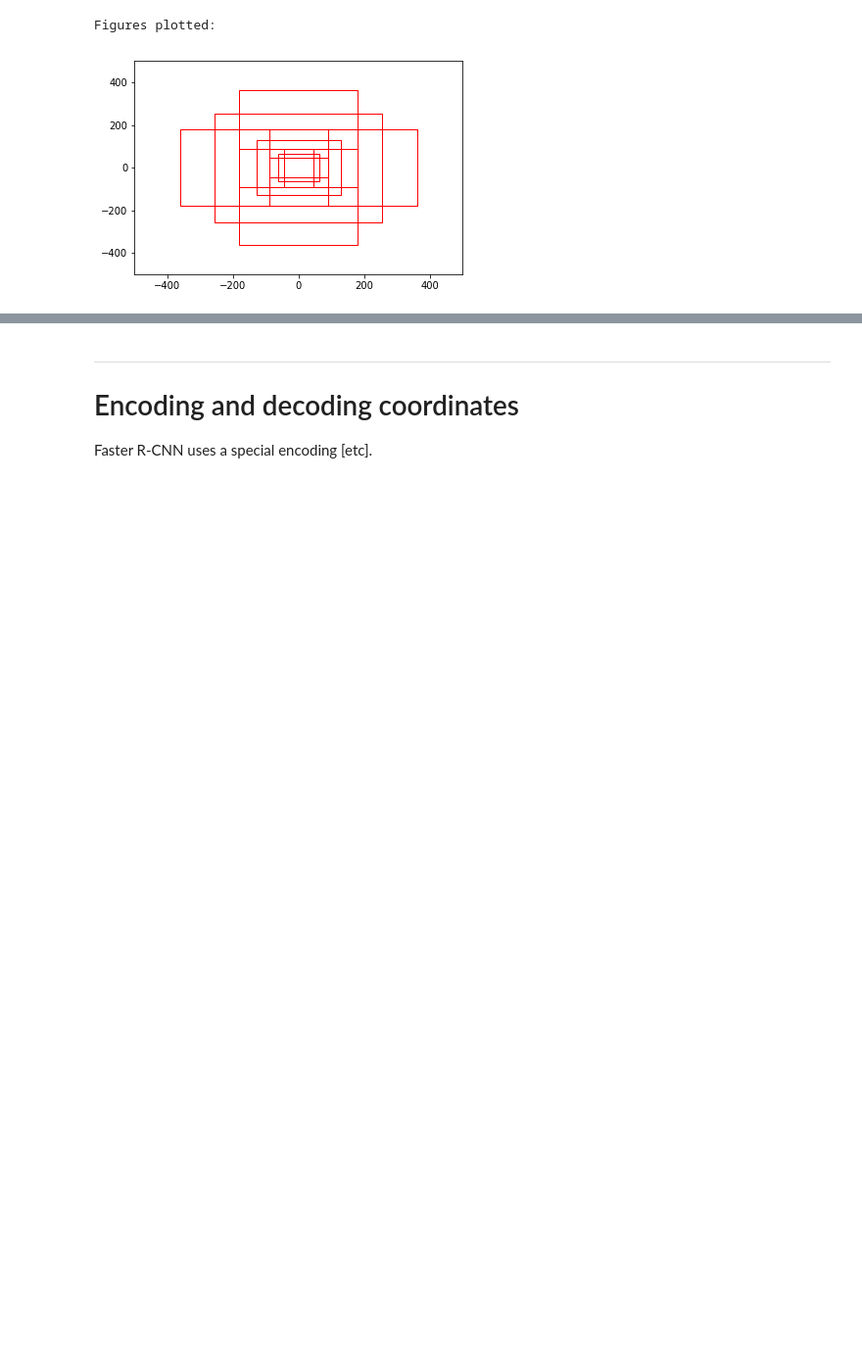
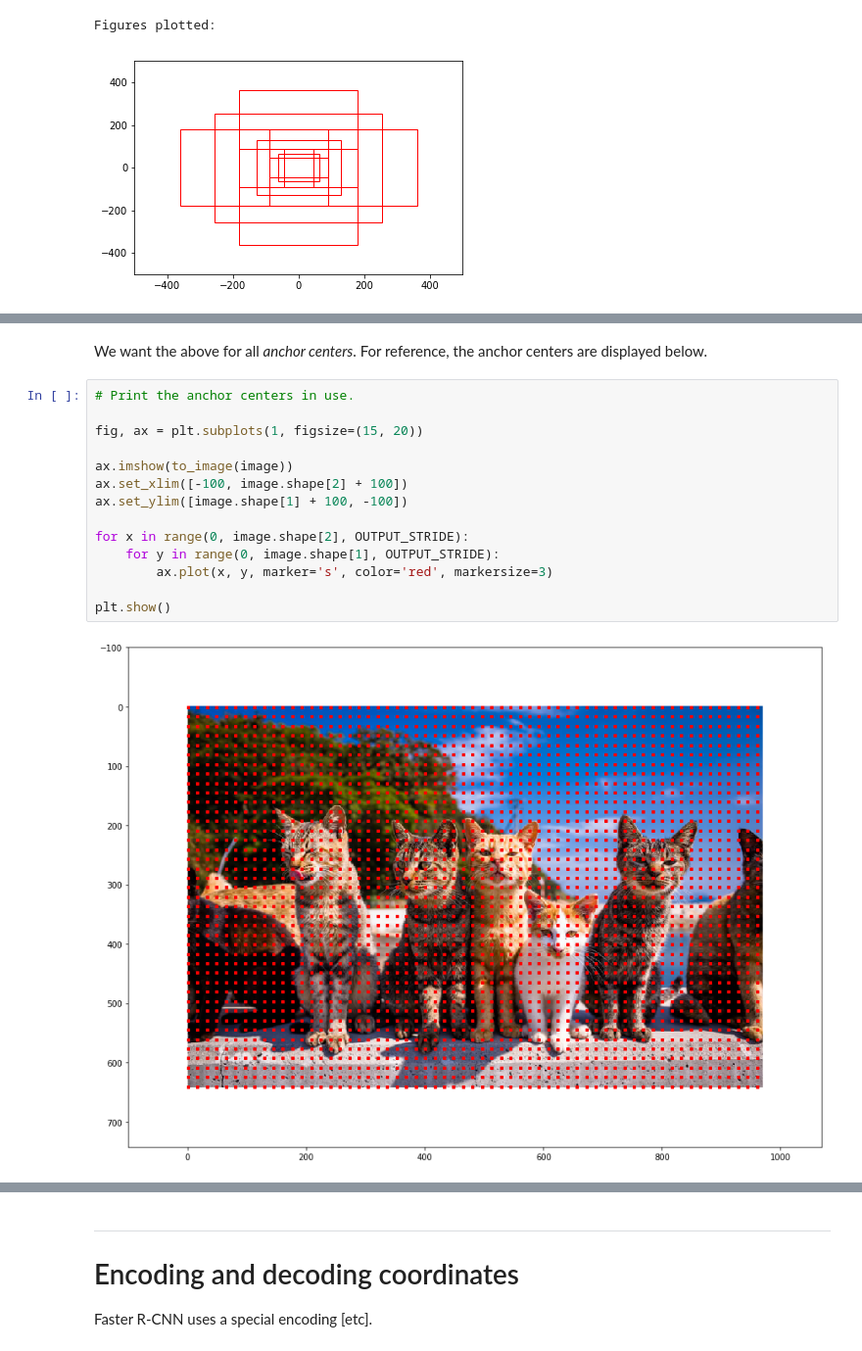
Before and after one commit to ipacheco-uy/object-detection-workshop, a Jupyter notebook: RPN.ipynb, the cells around one changed output, grey strips where cells are left out. Shown at 98% size. Saved outputs shown, nothing was run; the diff lists cells and outputs as text; blank space fills up the shorter version.

```diff
--- a/RPN.ipynb
+++ b/RPN.ipynb
@@ -190,3 +238,21 @@ plt.show()
+# %% [markdown]
+We want the above for all *anchor centers*. For reference, the anchor centers are displayed below.
+# %%
+# Print the anchor centers in use.
+
+fig, ax = plt.subplots(1, figsize=(15, 20))
+
+ax.imshow(to_image(image))
+ax.set_xlim([-100, image.shape[2] + 100])
+ax.set_ylim([image.shape[1] + 100, -100])
+
+for x in range(0, image.shape[2], OUTPUT_STRIDE):
+    for y in range(0, image.shape[1], OUTPUT_STRIDE):
+        ax.plot(x, y, marker='s', color='red', markersize=3)
+
+plt.show()
+# %% [output]
+[figure, added]
 # %%
 # TODO: Document.
 ANCHOR_BASE_SIZE = 256
```
Also changed, not shown: parts of 19 cells of this notebook.
